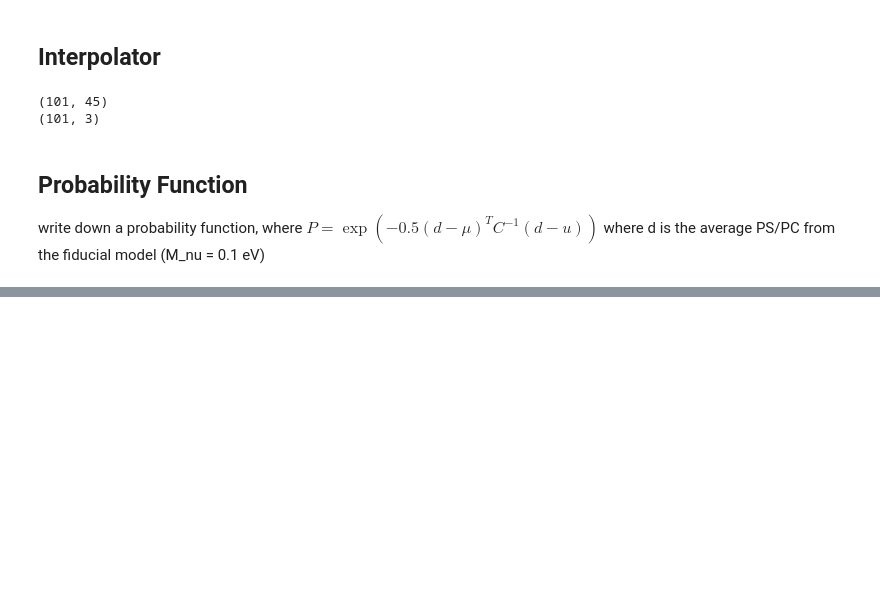
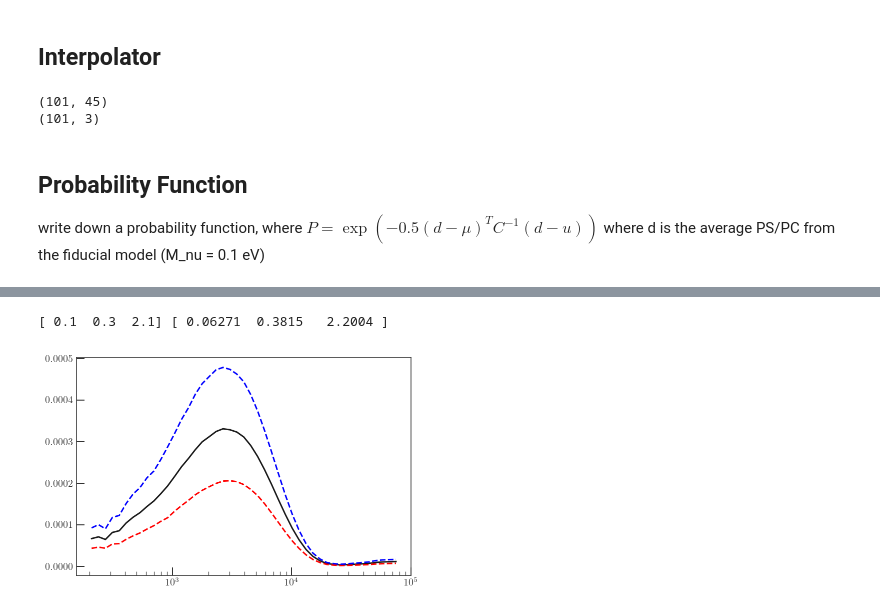
Before and after one commit to xzackli/neutrino_mpk, a Jupyter notebook: forecast.ipynb, the cells around one changed output, grey strips where cells are left out. Cells and saved outputs as stored; diff of their text form; code cells hidden in the pictures; blank space fills up the shorter version.

Commit message:
made a bunch of debugging plots for why the 0.1eV model is not as strongly favored as one would think

```diff
--- a/forecast.ipynb
+++ b/forecast.ipynb
@@ -187,0 +161,12 @@ plt.ylabel(r'$\Omega_m$');
+# %%
+print(params[1], params[2])
+mu = interp( (params[1] + params[2])/2. )
+mu = np.array(list(mu.tolist())).reshape(45,)
+
+plt.plot(ell,ell*(ell+1)/np.pi * mu, '-')
+plt.plot(ell,ell*(ell+1)/np.pi * obsarr[1], 'r--')
+plt.plot(ell,ell*(ell+1)/np.pi * obsarr[2], 'b--')
+plt.xscale('log')
+# %% [output]
+[ 0.1  0.3  2.1] [ 0.06271  0.3815   2.2004 ]
+[figure, added]
```
Also changed, not shown: parts of 21 cells of this notebook.
